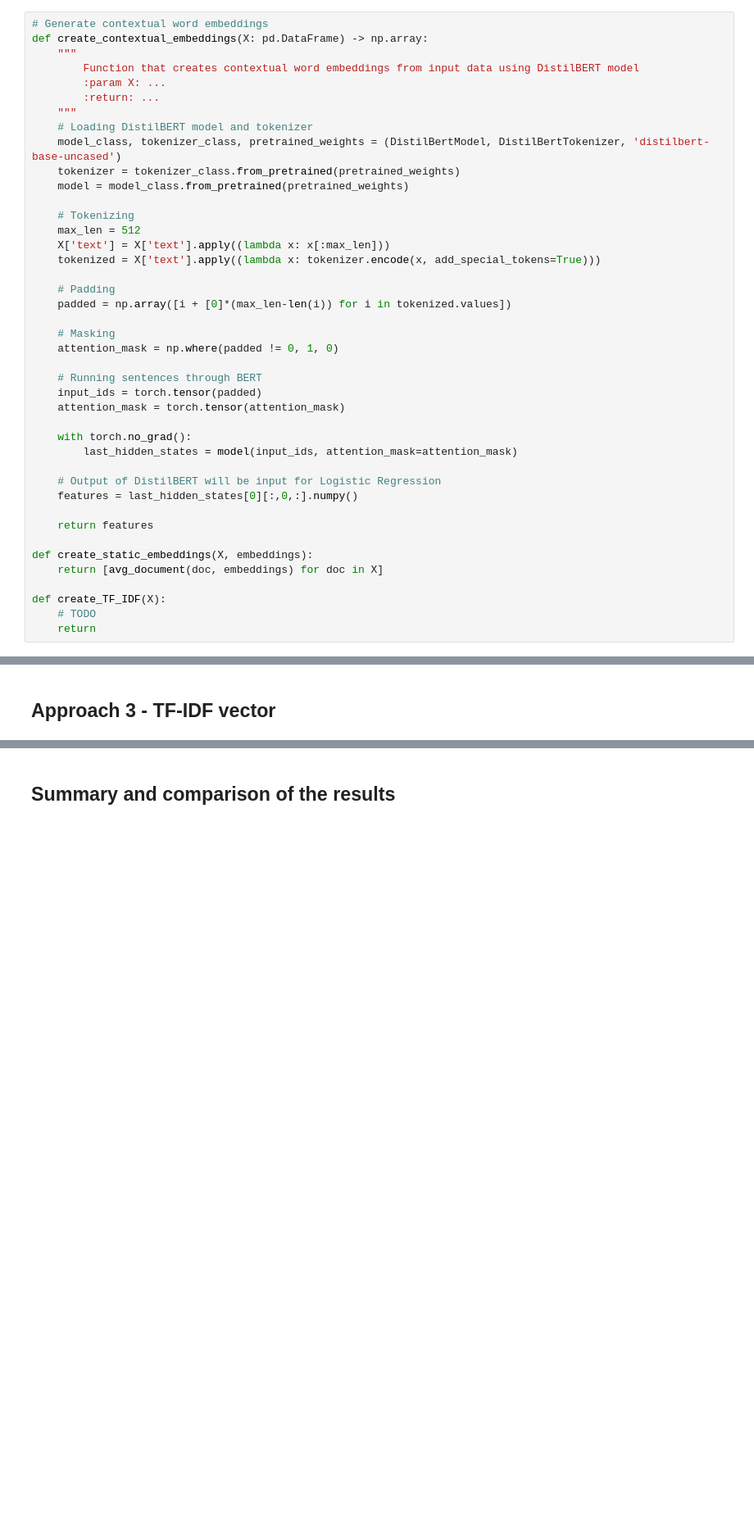
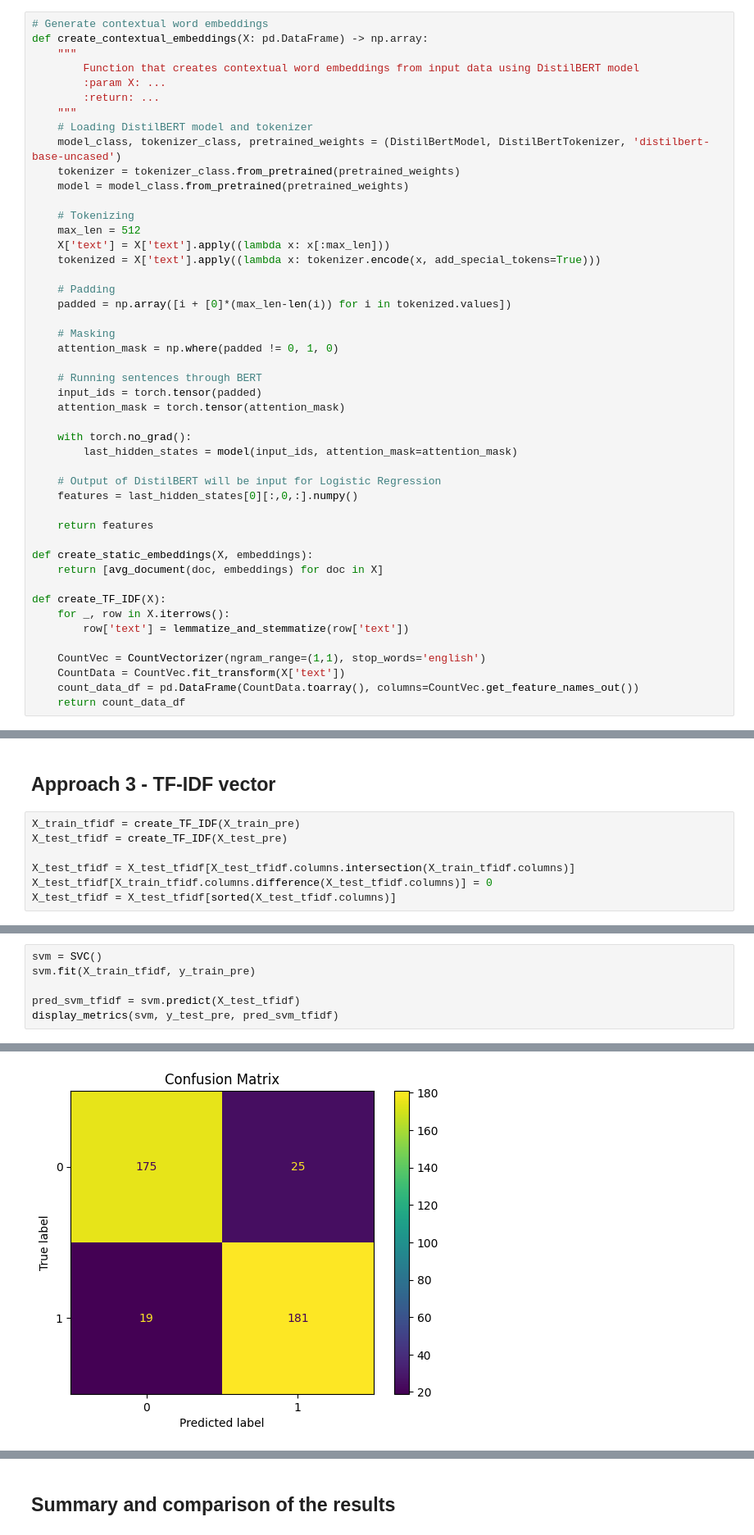
Before and after one commit to KubaCzech/Fake-news-detector, a Jupyter notebook: project.ipynb, the cells around one changed output, grey strips where cells are left out. Shown: that part at 82% size. Cells and saved outputs as stored; diff of their text form; blank space fills up the shorter version.

```diff
--- a/project.ipynb
+++ b/project.ipynb
@@ -135,8 +161,13 @@ def create_static_embeddings(X, embeddings):
     return [avg_document(doc, embeddings) for doc in X]
 
 def create_TF_IDF(X):
-    # TODO
-    return
+    for _, row in X.iterrows():
+        row['text'] = lemmatize_and_stemmatize(row['text'])
+
+    CountVec = CountVectorizer(ngram_range=(1,1), stop_words='english')
+    CountData = CountVec.fit_transform(X['text'])
+    count_data_df = pd.DataFrame(CountData.toarray(), columns=CountVec.get_feature_names_out())
+    return count_data_df
 # %%
 X_train_pre, y_train_pre = cm.clean_data(X_train, y_train)
 X_test_pre, y_test_pre = cm.clean_data(X_test, y_test)
@@ -384,3 +428,10 @@ Precision: 0.8861386138613861
 Ellipsis
 # %% [markdown]
 ## **Approach 3 - TF-IDF vector** ##
+# %%
+X_train_tfidf = create_TF_IDF(X_train_pre)
+X_test_tfidf = create_TF_IDF(X_test_pre)
+
+X_test_tfidf = X_test_tfidf[X_test_tfidf.columns.intersection(X_train_tfidf.columns)]
+X_test_tfidf[X_train_tfidf.columns.difference(X_test_tfidf.columns)] = 0
+X_test_tfidf = X_test_tfidf[sorted(X_test_tfidf.columns)]
@@ -386,0 +440,7 @@ Ellipsis
+# %%
+svm = SVC()
+svm.fit(X_train_tfidf, y_train_pre)
+
+pred_svm_tfidf = svm.predict(X_test_tfidf)
+display_metrics(svm, y_test_pre, pred_svm_tfidf)
+# %% [output]
@@ -386,0 +452 @@ Ellipsis
+[figure, added]
```
Also changed, not shown: parts of 31 cells of this notebook, 4 other files.
